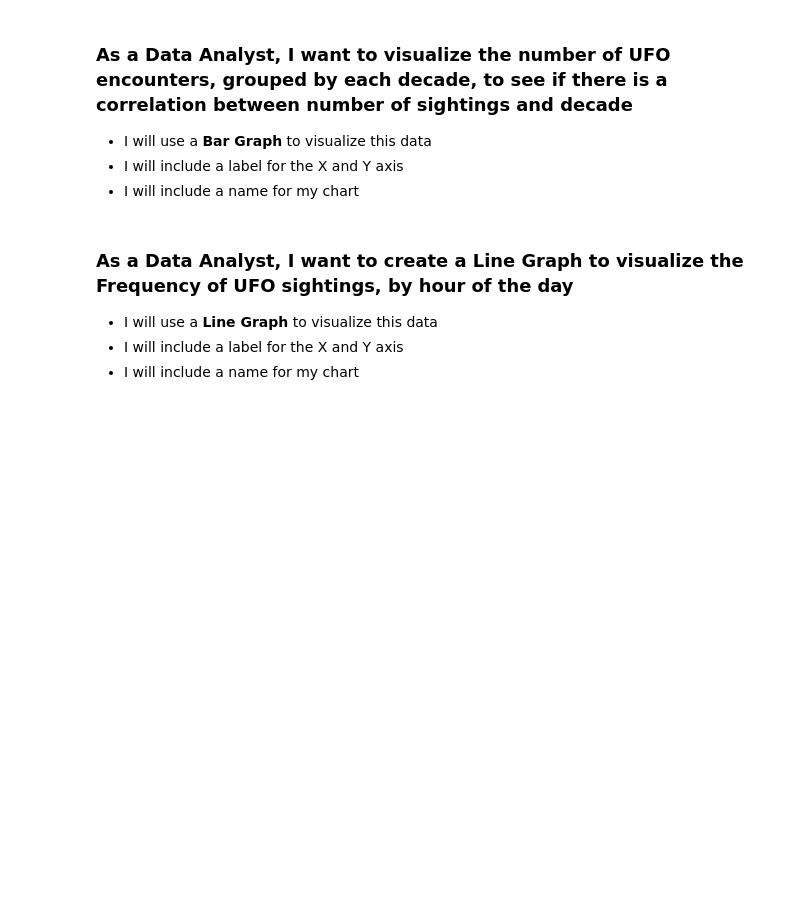
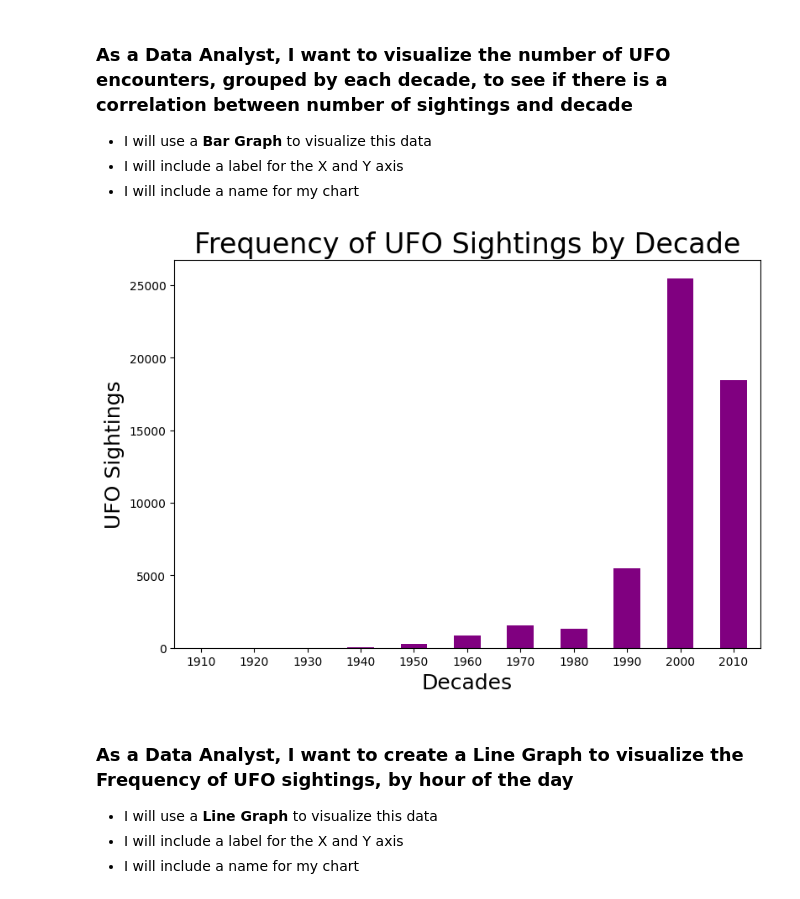
Before and after one commit to ambsthebear/Bears-UFO-Plots, a Jupyter notebook: Pandas_MatPlotLib_User_Stories.ipynb, the cells around one changed output. Saved outputs shown, nothing was run; the diff lists cells and outputs as text; code cells hidden in the pictures; blank space fills up the shorter version.

```diff
--- a/Pandas_MatPlotLib_User_Stories.ipynb
+++ b/Pandas_MatPlotLib_User_Stories.ipynb
@@ -89,6 +90,16 @@ AttributeError: 'function' object has no attribute 'plot'
 * I will use a **Bar Graph** to visualize this data
 * I will include a label for the X and Y axis
 * I will include a name for my chart
+# %%
+clean_ufo_df["Year"] = clean_ufo_df["Date_Time"].dt.year
+clean_ufo_df["Decade"] = (clean_ufo_df["Year"] // 10) * 10
+clean_ufo_df["Decade"].value_counts().sort_index().plot.bar(figsize=(9,6), color="#800080")
+plt.title("Frequency of UFO Sightings by Decade", fontsize=24)
+plt.xlabel("Decades", fontsize=18)
+plt.ylabel("UFO Sightings", fontsize=18)
+plt.xticks(rotation="horizontal");
+# %% [output]
+[figure, added]
 # %% [markdown]
 ### As a Data Analyst, I want to create a **Line Graph** to visualize the **Frequency of UFO sightings, by hour of the day**
 * I will use a **Line Graph** to visualize this data
```
Also changed, not shown: parts of 1 cell of this notebook.
